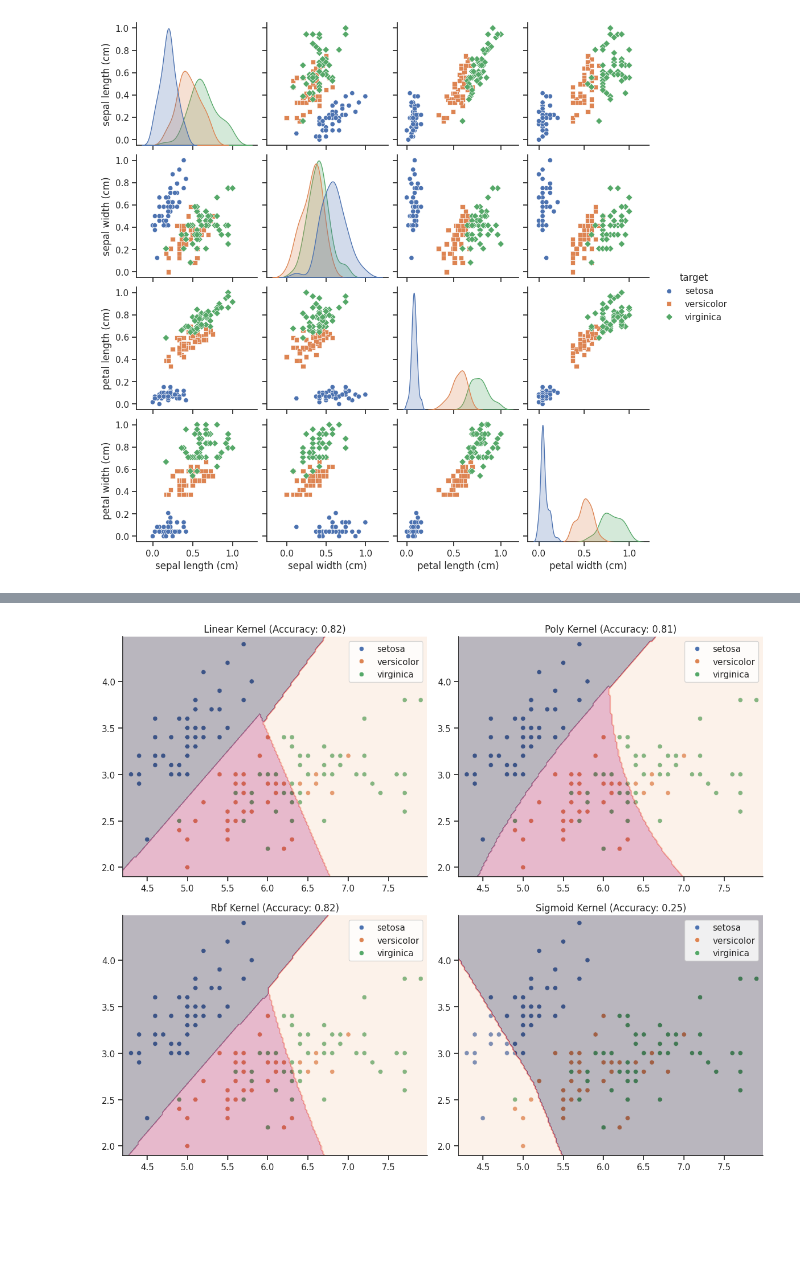
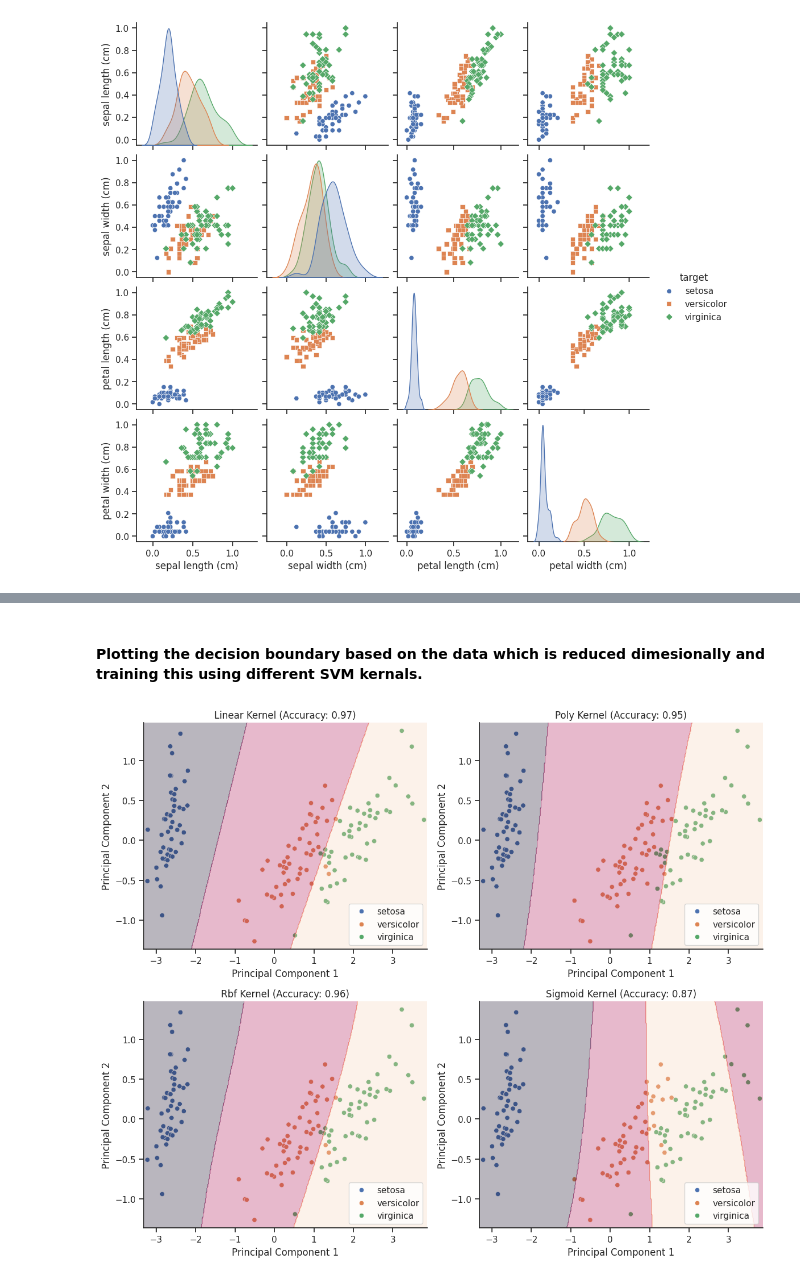
Before and after one commit to Dudam-Neeraj-Dattu/ML_Assignment_SVM_USD, a Jupyter notebook: iris_svm.ipynb, the cells around one changed output, grey strips where cells are left out. Saved outputs shown, nothing was run; the diff lists cells and outputs as text; code cells hidden in the pictures; blank space fills up the shorter version.

```diff
--- a/iris_svm.ipynb
+++ b/iris_svm.ipynb
@@ -97,12 +333,4 @@ sns.pairplot(df, hue="target", markers=["o", "s", "D"])
 # %%
-import numpy as np
-import matplotlib.pyplot as plt
-import seaborn as sns
-from sklearn.datasets import load_iris
-from sklearn.preprocessing import MinMaxScaler
-from sklearn.svm import SVC
-from sklearn.metrics import accuracy_score
-
 # Load the Iris dataset
 iris = load_iris()
 X = iris.data[:, :2]  # Select only the first two features
@@ -134,6 +362,8 @@ for i, kernel in enumerate(kernels):
     # Plot the decision boundary
     ax = axs[i]
     ax.set_title(f'{kernel.capitalize()} Kernel (Accuracy: {accuracy:.2f})')
+    ax.set_xlabel(iris.feature_names[0])
+    ax.set_ylabel(iris.feature_names[1])
     sns.scatterplot(x=X_scaled[:, 0], y=X_scaled[:, 1], hue=iris.target_names[y], ax=ax)
     sns.despine()
 
@@ -153,56 +383,45 @@ plt.show()
+# %% [markdown]
+#### Plotting the decision boundary based on the data which is reduced dimesionally and training this using different SVM kernals.
 # %%
-import numpy as np
-import matplotlib.pyplot as plt
-import seaborn as sns
-from sklearn.datasets import load_iris
-from sklearn.preprocessing import MinMaxScaler
-from sklearn.svm import SVC
-from sklearn.metrics import accuracy_score
+# Perform PCA on the dataset
+pca = PCA(n_components=2)
+X_pca = pca.fit_transform(X)
 
-# Load the Iris dataset
-iris = load_iris()
-X = iris.data[:, :2]  # Select only the first two features
-y = iris.target
-
-# Scale the features
-# scaler = MinMaxScaler()
-# X_scaled = scaler.fit_transform(X)
-
-# Define the kernel types
 kernels = ['linear', 'poly', 'rbf', 'sigmoid']
 
-# Create subplots for each kernel
 fig, axs = plt.subplots(2, 2, figsize=(12, 10))
 axs = axs.flatten()
 
 # Iterate over each kernel
 for i, kernel in enumerate(kernels):
     # Fit the SVM model
     model = SVC(kernel=kernel)
-    model.fit(X, y)
+    model.fit(X_pca, y)
 
     # Make predictions
-    y_pred = model.predict(X)
+    y_pred = model.predict(X_pca)
 
     # Calculate accuracy
     accuracy = accuracy_score(y, y_pred)
 
     # Plot the decision boundary
     ax = axs[i]
     ax.set_title(f'{kernel.capitalize()} Kernel (Accuracy: {accuracy:.2f})')
-    sns.scatterplot(x=X[:, 0], y=X[:, 1], hue=iris.target_names[y], ax=ax)
+    ax.set_xlabel('Principal Component 1')
+    ax.set_ylabel('Principal Component 2')
+    sns.scatterplot(x=X_pca[:, 0], y=X_pca[:, 1], hue=iris.target_names[y], ax=ax)
     sns.despine()
 
     # Create a meshgrid to plot the decision boundary
     h = 0.02  # Step size in the mesh
-    x_min, x_max = X[:, 0].min() - 0.1, X[:, 0].max() + 0.1
-    y_min, y_max = X[:, 1].min() - 0.1, X[:, 1].max() + 0.1
+    x_min, x_max = X_pca[:, 0].min() - 0.1, X_pca[:, 0].max() + 0.1
+    y_min, y_max = X_pca[:, 1].min() - 0.1, X_pca[:, 1].max() + 0.1
     xx, yy = np.meshgrid(np.arange(x_min, x_max, h), np.arange(y_min, y_max, h))
     Z = model.predict(np.c_[xx.ravel(), yy.ravel()])
     Z = Z.reshape(xx.shape)
     ax.contourf(xx, yy, Z, alpha=0.3)
 
 plt.tight_layout()
 plt.show()
 # %% [output]
-[figure, old version]
+[figure, new version]
```
Also changed, not shown: parts of 25 cells of this notebook, 1 other file.
